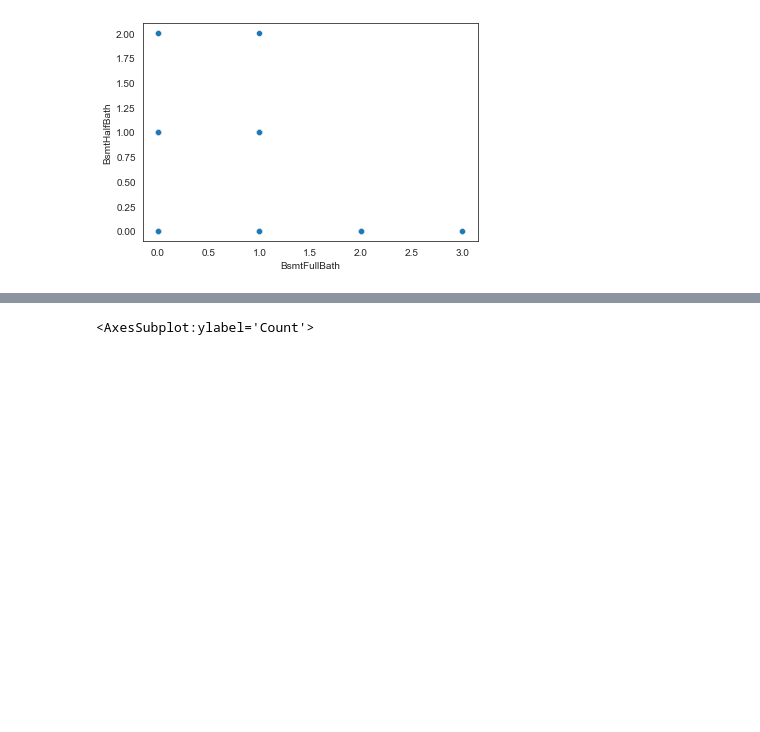
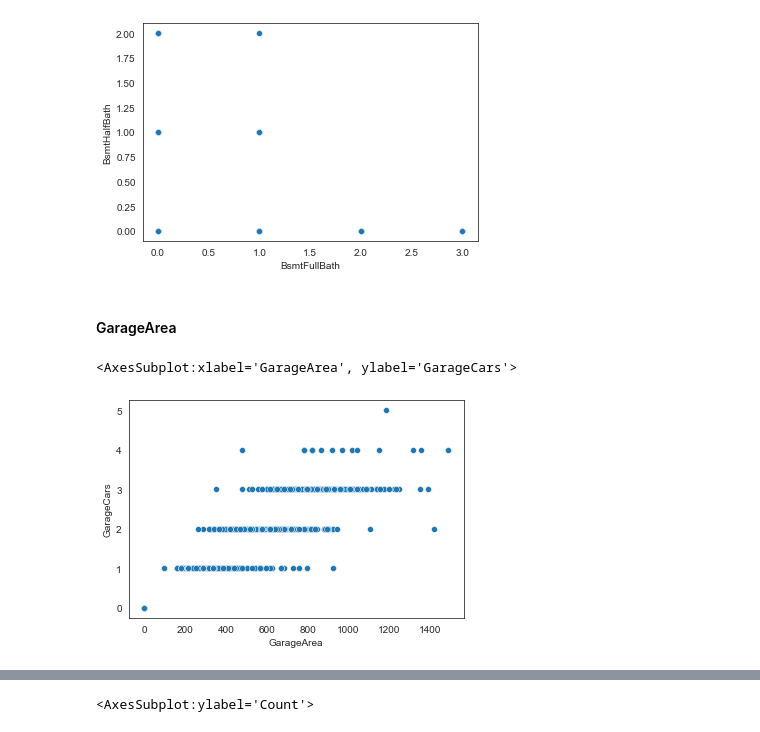
Before and after one commit to michi-jeremias/eda, a Jupyter notebook: eda.ipynb, the cells around one changed output, grey strips where cells are left out. Saved outputs shown, nothing was run; the diff lists cells and outputs as text; code cells hidden in the pictures; blank space fills up the shorter version.

```diff
--- a/eda.ipynb
+++ b/eda.ipynb
@@ -150,3 +153,10 @@ sns.scatterplot(x=dm.data['BsmtFullBath'], y=dm.data['BsmtHalfBath'])
 # %% [output]
 <AxesSubplot:xlabel='BsmtFullBath', ylabel='BsmtHalfBath'>
 [figure]
+# %% [markdown]
+#### GarageArea
+# %%
+sns.scatterplot(x=dm.data['GarageArea'], y=dm.data['GarageCars'])
+# %% [output]
+<AxesSubplot:xlabel='GarageArea', ylabel='GarageCars'>
+[figure, added]
```
Also changed, not shown: parts of 5 cells of this notebook, 1 other file.
